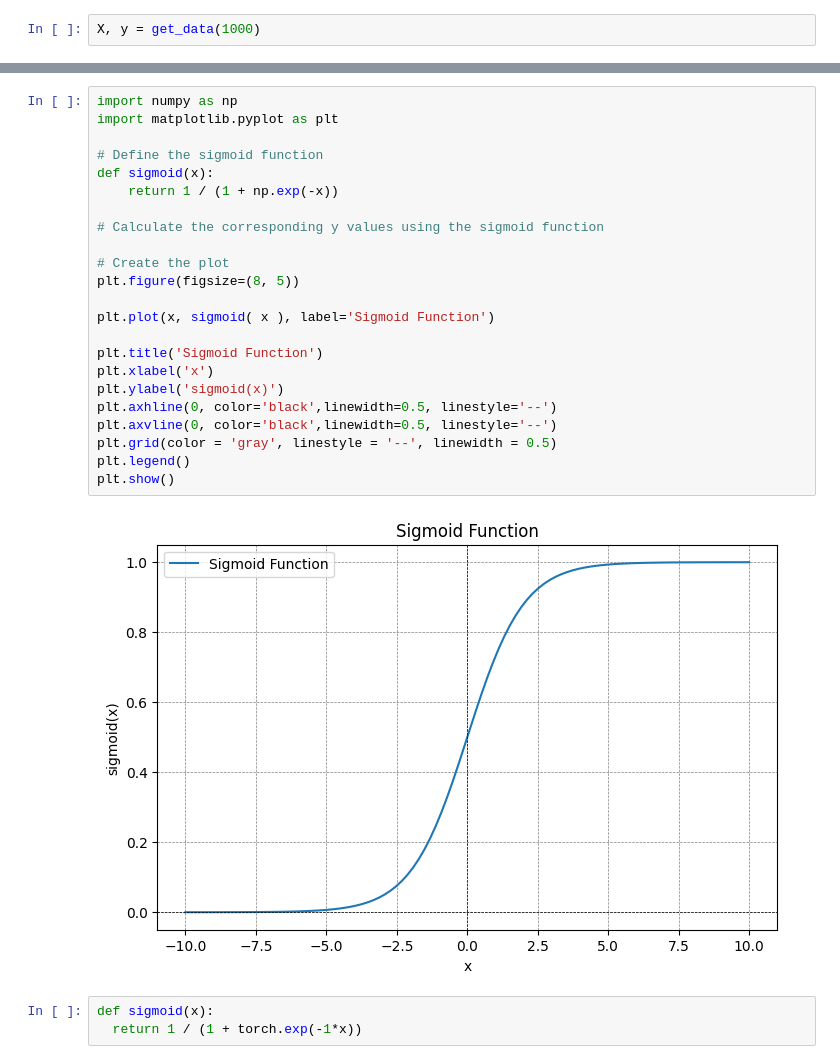
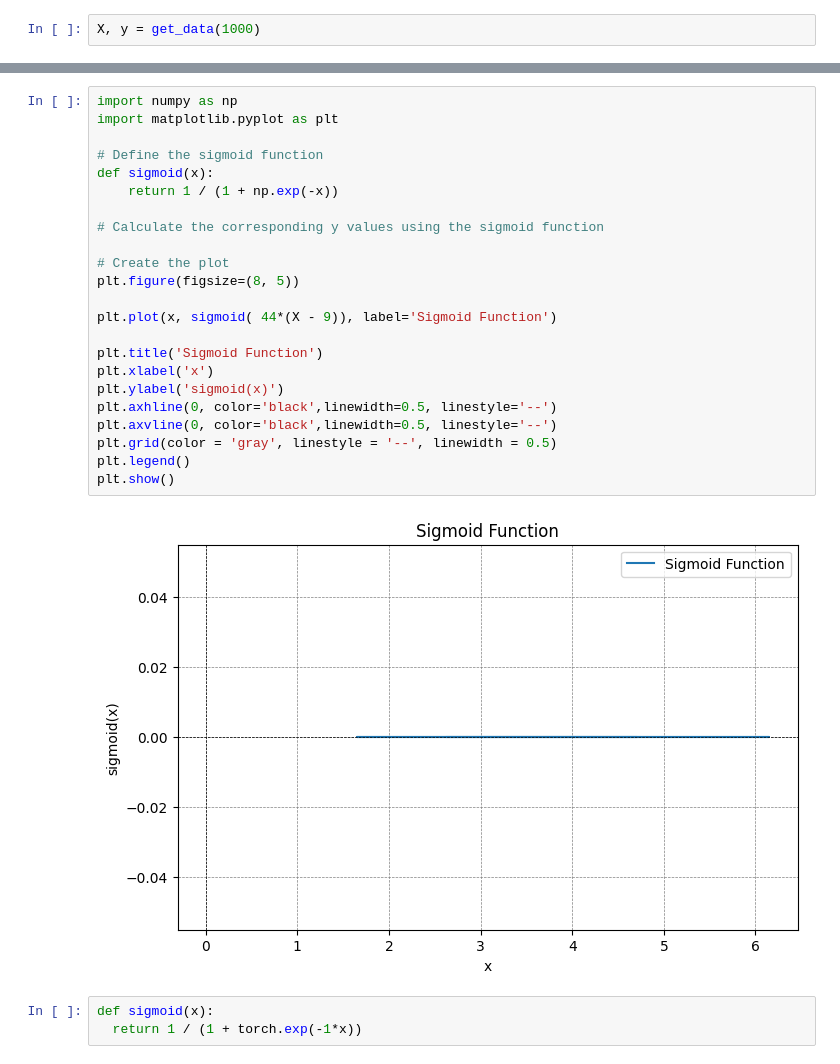
Before and after one commit to OlimpiadaAI/szkolenia, a Jupyter notebook: 06_regresja_logistyczna.ipynb, the cells around one changed output, grey strips where cells are left out. Drawn from its saved outputs; the diff is of its cells as text.

```diff
--- a/06_regresja_logistyczna.ipynb
+++ b/06_regresja_logistyczna.ipynb
@@ -64,28 +56,28 @@ plt.show()
 # %%
 import numpy as np
 import matplotlib.pyplot as plt
 
 # Define the sigmoid function
 def sigmoid(x):
     return 1 / (1 + np.exp(-x))
 
 # Calculate the corresponding y values using the sigmoid function
 
 # Create the plot
 plt.figure(figsize=(8, 5))
 
-plt.plot(x, sigmoid( x ), label='Sigmoid Function')
+plt.plot(x, sigmoid( 44*(X - 9)), label='Sigmoid Function')
 
 plt.title('Sigmoid Function')
 plt.xlabel('x')
 plt.ylabel('sigmoid(x)')
 plt.axhline(0, color='black',linewidth=0.5, linestyle='--')
 plt.axvline(0, color='black',linewidth=0.5, linestyle='--')
 plt.grid(color = 'gray', linestyle = '--', linewidth = 0.5)
 plt.legend()
 plt.show()
 # %% [output]
-[figure, old version]
+[figure, new version]
 # %%
 def sigmoid(x):
   return 1 / (1 + torch.exp(-1*x))
```
Also changed, not shown: parts of 8 cells of this notebook.
